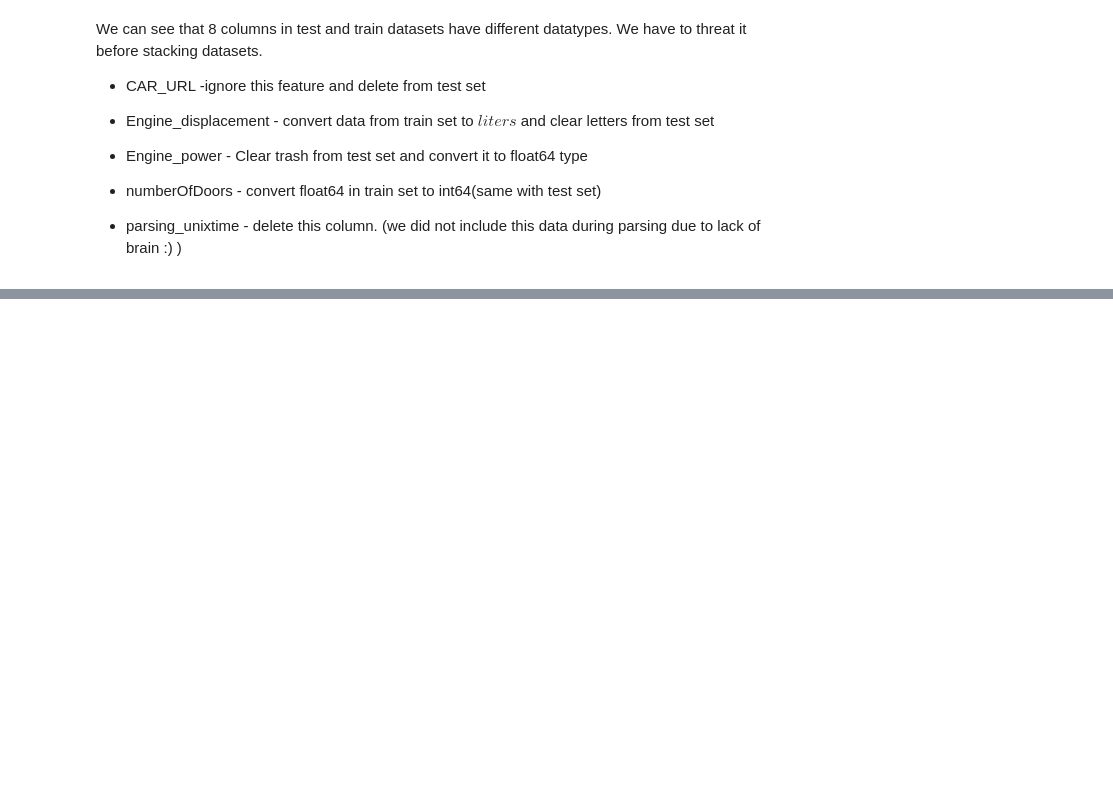
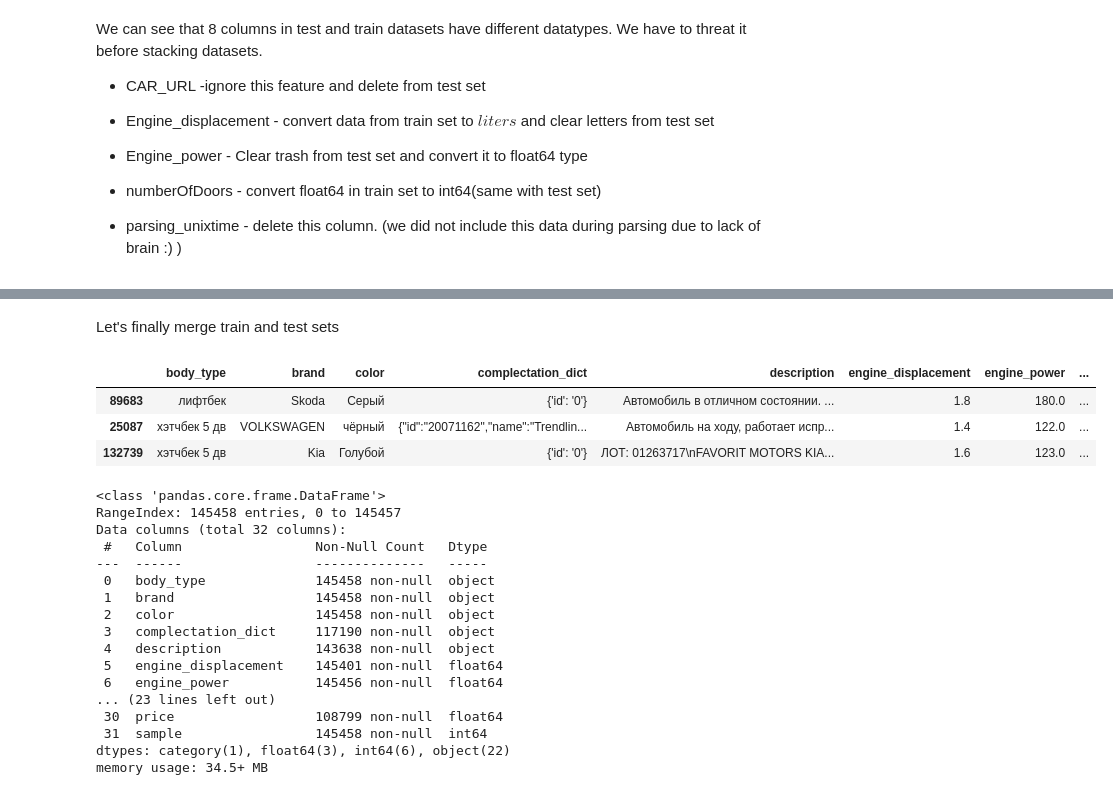
Before and after one commit to Paull-dark/PET_Projects_-SF-, a Jupyter notebook: module_6_Cars/Choose a car profitably(the _A_Team).ipynb, the cells around one changed output, grey strips where cells are left out. Cells and saved outputs as stored; diff of their text form; code cells hidden in the pictures; blank space fills up the shorter version.

```diff
--- a/module_6_Cars/Choose a car profitably(the _A_Team).ipynb
+++ b/module_6_Cars/Choose a car profitably(the _A_Team).ipynb
@@ -359,0 +543,2 @@ We can see that 8 columns in test and train datasets have different datatypes. W
+# %% [markdown]
+Let's finally merge train and test sets
@@ -360 +548,26 @@ We can see that 8 columns in test and train datasets have different datatypes. W
+# %%
+display(df.sample(3))
+df.info()
+# %% [output]
+|  | body_type | brand | color | complectation_dict | description | engine_displacement | engine_power | ... |
+| 89683 | лифтбек | Skoda | Серый | {'id': '0'} | Автомобиль в отличном состоянии. ... | 1.8 | 180.0 | ... |
+| 25087 | хэтчбек 5 дв | VOLKSWAGEN | чёрный | {"id":"20071162","name":"Trendlin... | Автомобиль на ходу, работает испр... | 1.4 | 122.0 | ... |
+| 132739 | хэтчбек 5 дв | Kia | Голубой | {'id': '0'} | ЛОТ: 01263717\nFAVORIT MOTORS KIA... | 1.6 | 123.0 | ... |
+<class 'pandas.core.frame.DataFrame'>
+RangeIndex: 145458 entries, 0 to 145457
+Data columns (total 32 columns):
+ #   Column                 Non-Null Count   Dtype
+---  ------                 --------------   -----
+ 0   body_type              145458 non-null  object
+ 1   brand                  145458 non-null  object
+ 2   color                  145458 non-null  object
+ 3   complectation_dict     117190 non-null  object
+ 4   description            143638 non-null  object
+ 5   engine_displacement    145401 non-null  float64
+ 6   engine_power           145456 non-null  float64
+... (23 lines left out)
+ 30  price                  108799 non-null  float64
+ 31  sample                 145458 non-null  int64
+dtypes: category(1), float64(3), int64(6), object(22)
+memory usage: 34.5+ MB
 # %% [markdown]
```
Also changed, not shown: parts of 58 cells of this notebook, 1 other file.
